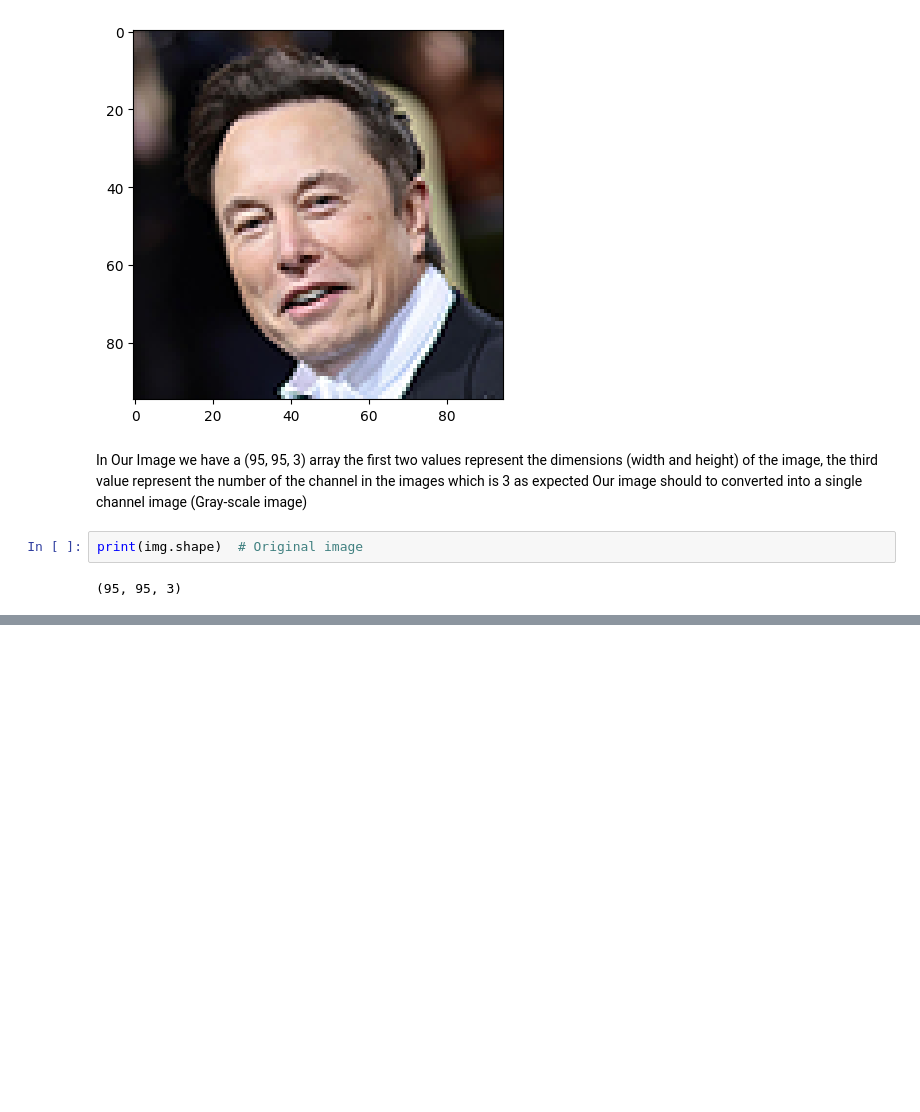
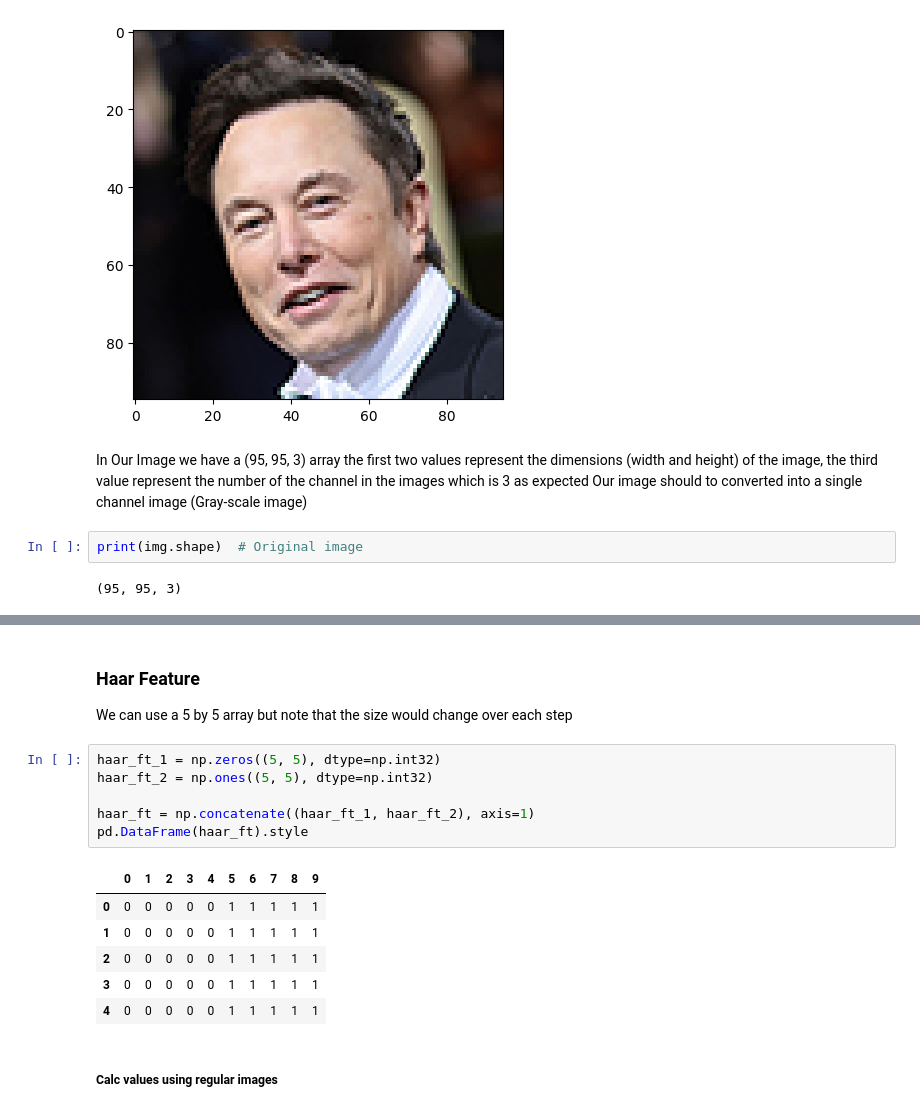
Before and after one commit to JJAHMEDAMER/Smart-Campus, a Jupyter notebook: reEngineering/haar-features.ipynb, the cells around one changed output, grey strips where cells are left out. Cells and saved outputs as stored; diff of their text form; blank space fills up the shorter version.

```diff
--- a/reEngineering/haar-features.ipynb
+++ b/reEngineering/haar-features.ipynb
@@ -96,0 +101,18 @@ print(img_int_df)
+# %% [markdown]
+### Haar Feature
+We can use a 5 by 5 array but note that the size would change over each step
+# %%
+haar_ft_1 = np.zeros((5, 5), dtype=np.int32)
+haar_ft_2 = np.ones((5, 5), dtype=np.int32)
+
+haar_ft = np.concatenate((haar_ft_1, haar_ft_2), axis=1)
+pd.DataFrame(haar_ft).style
+# %% [output]
+|  | 0 | 1 | 2 | 3 | 4 | 5 | 6 | 7 | 8 | 9 |
+| 0 | 0 | 0 | 0 | 0 | 0 | 1 | 1 | 1 | 1 | 1 |
+| 1 | 0 | 0 | 0 | 0 | 0 | 1 | 1 | 1 | 1 | 1 |
+| 2 | 0 | 0 | 0 | 0 | 0 | 1 | 1 | 1 | 1 | 1 |
+| 3 | 0 | 0 | 0 | 0 | 0 | 1 | 1 | 1 | 1 | 1 |
+| 4 | 0 | 0 | 0 | 0 | 0 | 1 | 1 | 1 | 1 | 1 |
+# %% [markdown]
+##### Calc values using regular images
```
Also changed, not shown: parts of 17 cells of this notebook.
